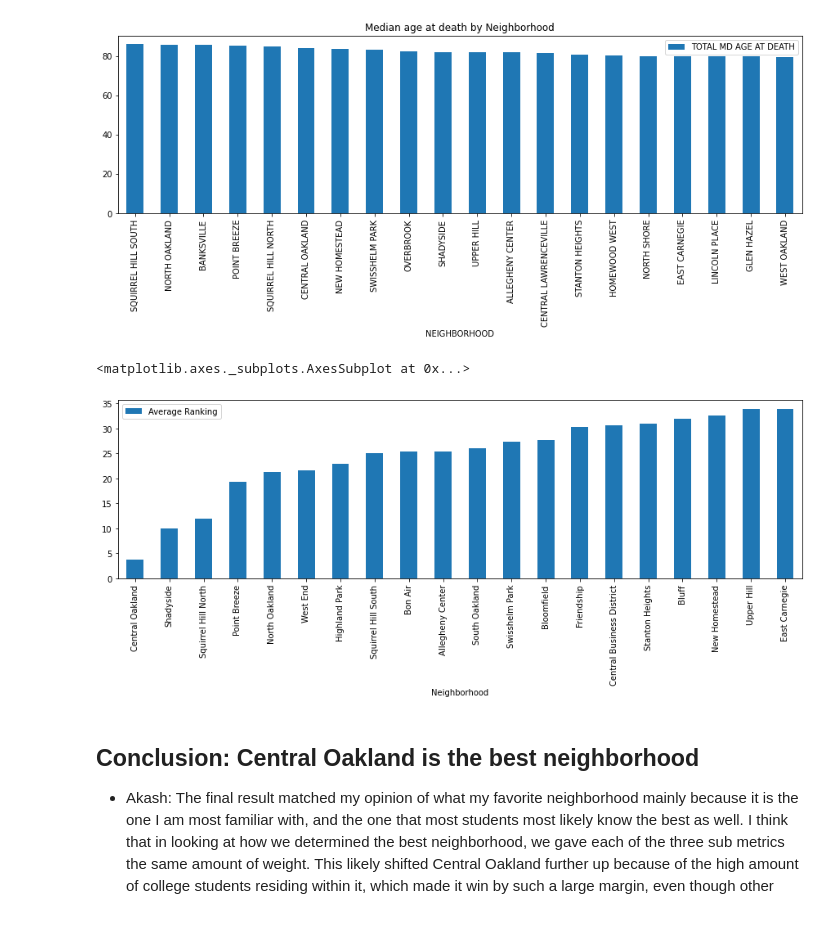
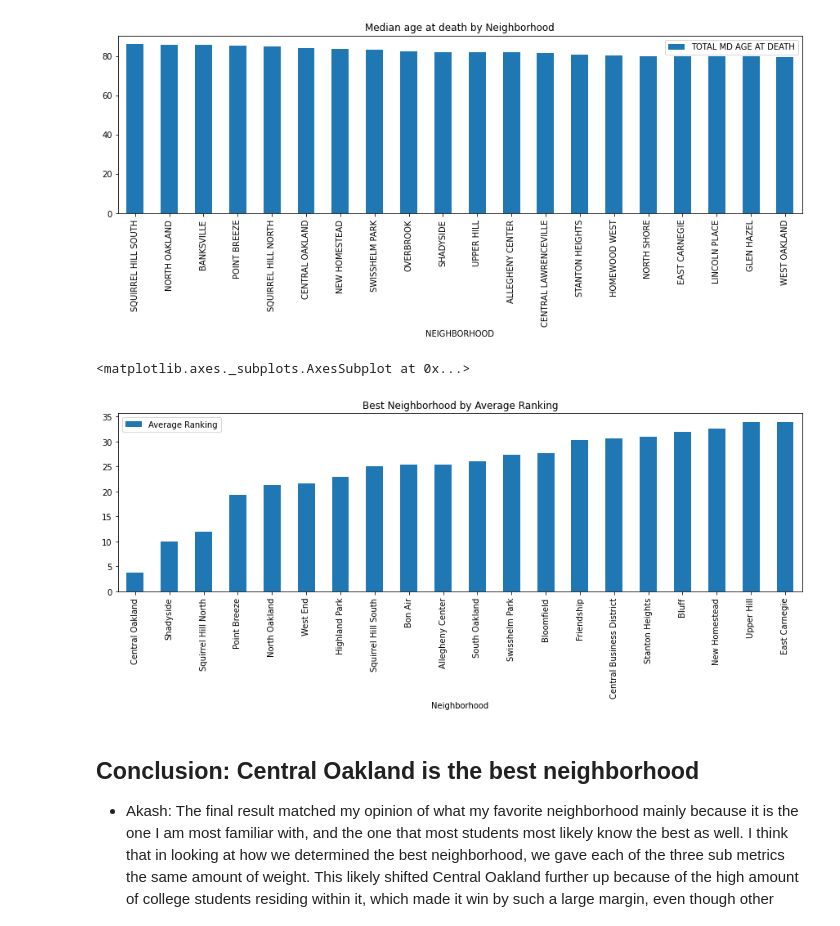
Before and after one commit to akrishan11/big-ideas-final-project, a Jupyter notebook: Best-Neighborhood.ipynb, the cells around one changed output. Cells and saved outputs as stored; diff of their text form; code cells hidden in the pictures.

Commit message:
graph title

```diff
--- a/Best-Neighborhood.ipynb
+++ b/Best-Neighborhood.ipynb
@@ -71,28 +71,28 @@ df_death_sort.iloc[:20].plot.bar(x='NEIGHBORHOOD', y='TOTAL MD AGE AT DEATH', fi
 # %%
 # Creates Dataframe that will be used to rank neighborhoods on overall metric
 
 df_best = pd.DataFrame(columns = ["Neighborhood", "School Enrollment Ranking", "Income Ranking", "Median Death Ranking", "Average Ranking"])
 i = 1
 
 # Calculates average ranking from all three sub-metrics
 for neighborhood in df_enroll_sort["Neighborhood"].tolist():
     if neighborhood in df_income_sort["Neighborhood"].tolist() and neighborhood.upper() in df_death["NEIGHBORHOOD"].tolist():
         enroll_ranking = df_enroll_sort["Neighborhood"].tolist().index(neighborhood)
         income_ranking = df_income_sort["Neighborhood"].tolist().index(neighborhood)
         death_ranking = df_death_sort["NEIGHBORHOOD"].tolist().index(neighborhood.upper())
         avg_ranking = (enroll_ranking + income_ranking + death_ranking)/3
 
 
         df_best.loc[i] = [neighborhood, enroll_ranking, income_ranking, death_ranking, avg_ranking]
         i +=1
 
 df_best_sort= df_best.sort_values("Average Ranking")
 
 
-df_best_sort.iloc[:20].plot.bar(x='Neighborhood', y='Average Ranking', figsize=(15,4))
+df_best_sort.iloc[:20].plot.bar(x='Neighborhood', y='Average Ranking', figsize=(15,4), title="Best Neighborhood by Average Ranking")
 # %% [output]
 <matplotlib.axes._subplots.AxesSubplot at 0x...>
-[figure, old version]
+[figure, new version]
 # %% [markdown]
 ## Conclusion: Central Oakland is the best neighborhood
 - Akash: The final result matched my opinion of what my favorite neighborhood mainly because it is the one I am most familiar with, and the one that most students most likely know the best as well. I think that in looking at how we determined the best neighborhood, we gave each of the three sub metrics the same amount of weight. This likely shifted Central Oakland further up because of the high amount of college students residing within it, which made it win by such a large margin, even though other neighborhoods beat it initially, so maybe Shadyside or Squirrel Hill North may be more fitting for title of best neighborhood when taking this into account. It was also interesting to see how consistently some names of neighborhoods showed up in the top fifteen for each submetric, even though ours did not necessarily directly relate, showing how these factors influencing well-being are so interlinked even if not at first glance.
```
